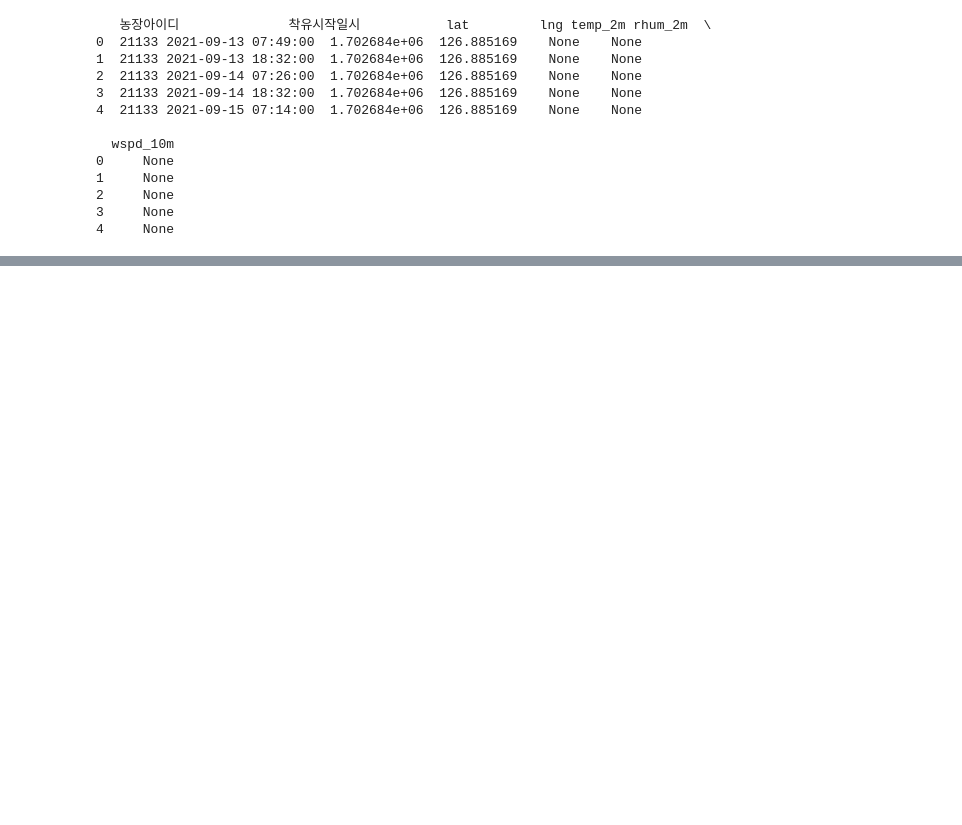
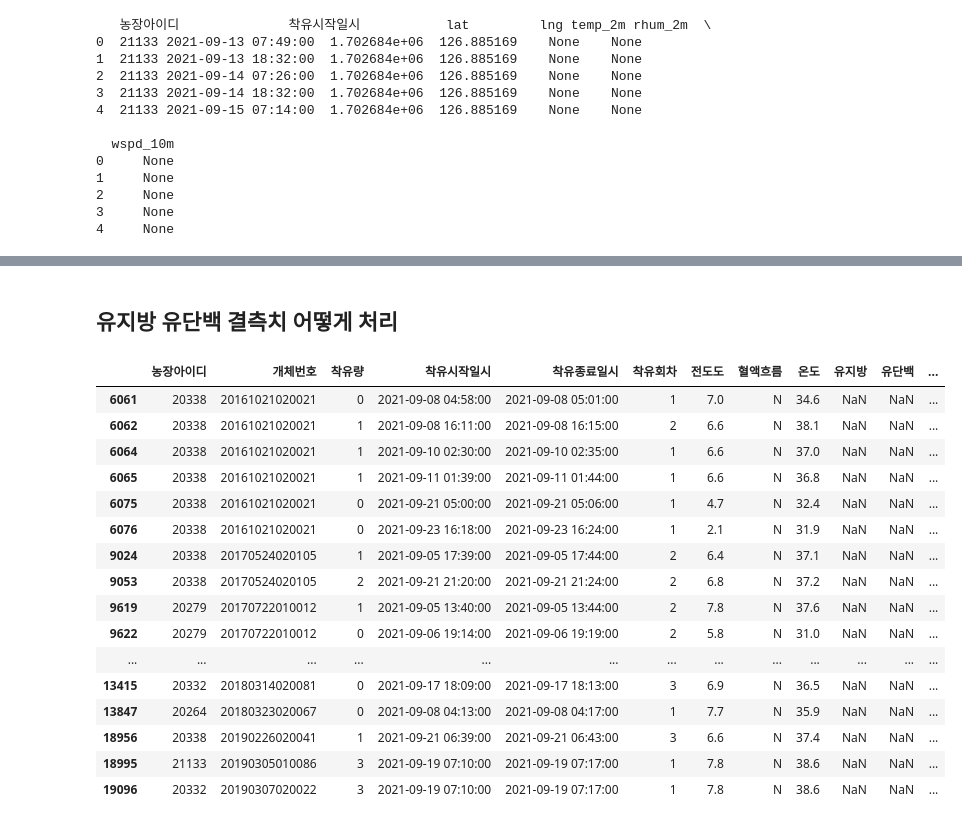
Before and after one commit to jiwon512/practical_project, a Jupyter notebook: jiwon/preprocessing.ipynb, the cells around one changed output, grey strips where cells are left out. Cells and saved outputs as stored; diff of their text form; code cells hidden in the pictures; blank space fills up the shorter version.

```diff
--- a/jiwon/preprocessing.ipynb
+++ b/jiwon/preprocessing.ipynb
@@ -462,0 +479,24 @@ print(df[["농장아이디","착유시작일시","lat","lng","temp_2m","rhum_2m"
+# %% [markdown]
+## 유지방 유단백 결측치 어떻게 처리
+# %%
+pf_nan = df[df[['유지방', '유단백']].isna().any(axis=1)]
+# %%
+pf_nan
+# %% [output]
+|  | 농장아이디 | 개체번호 | 착유량 | 착유시작일시 | 착유종료일시 | 착유회차 | 전도도 | 혈액흐름 | 온도 | 유지방 | 유단백 | ... |
+| 6061 | 20338 | 20161021020021 | 0 | 2021-09-08 04:58:00 | 2021-09-08 05:01:00 | 1 | 7.0 | N | 34.6 | NaN | NaN | ... |
+| 6062 | 20338 | 20161021020021 | 1 | 2021-09-08 16:11:00 | 2021-09-08 16:15:00 | 2 | 6.6 | N | 38.1 | NaN | NaN | ... |
+| 6064 | 20338 | 20161021020021 | 1 | 2021-09-10 02:30:00 | 2021-09-10 02:35:00 | 1 | 6.6 | N | 37.0 | NaN | NaN | ... |
+| 6065 | 20338 | 20161021020021 | 1 | 2021-09-11 01:39:00 | 2021-09-11 01:44:00 | 1 | 6.6 | N | 36.8 | NaN | NaN | ... |
+| 6075 | 20338 | 20161021020021 | 0 | 2021-09-21 05:00:00 | 2021-09-21 05:06:00 | 1 | 4.7 | N | 32.4 | NaN | NaN | ... |
+| 6076 | 20338 | 20161021020021 | 0 | 2021-09-23 16:18:00 | 2021-09-23 16:24:00 | 1 | 2.1 | N | 31.9 | NaN | NaN | ... |
+| 9024 | 20338 | 20170524020105 | 1 | 2021-09-05 17:39:00 | 2021-09-05 17:44:00 | 2 | 6.4 | N | 37.1 | NaN | NaN | ... |
+| 9053 | 20338 | 20170524020105 | 2 | 2021-09-21 21:20:00 | 2021-09-21 21:24:00 | 2 | 6.8 | N | 37.2 | NaN | NaN | ... |
+| 9619 | 20279 | 20170722010012 | 1 | 2021-09-05 13:40:00 | 2021-09-05 13:44:00 | 2 | 7.8 | N | 37.6 | NaN | NaN | ... |
+| 9622 | 20279 | 20170722010012 | 0 | 2021-09-06 19:14:00 | 2021-09-06 19:19:00 | 2 | 5.8 | N | 31.0 | NaN | NaN | ... |
+| ... | ... | ... | ... | ... | ... | ... | ... | ... | ... | ... | ... | ... |
+| 13415 | 20332 | 20180314020081 | 0 | 2021-09-17 18:09:00 | 2021-09-17 18:13:00 | 3 | 6.9 | N | 36.5 | NaN | NaN | ... |
+| 13847 | 20264 | 20180323020067 | 0 | 2021-09-08 04:13:00 | 2021-09-08 04:17:00 | 1 | 7.7 | N | 35.9 | NaN | NaN | ... |
+| 18956 | 20338 | 20190226020041 | 1 | 2021-09-21 06:39:00 | 2021-09-21 06:43:00 | 3 | 6.6 | N | 37.4 | NaN | NaN | ... |
+| 18995 | 21133 | 20190305010086 | 3 | 2021-09-19 07:10:00 | 2021-09-19 07:17:00 | 1 | 7.8 | N | 38.6 | NaN | NaN | ... |
+| 19096 | 20332 | 20190307020022 | 3 | 2021-09-19 07:10:00 | 2021-09-19 07:17:00 | 1 | 7.8 | N | 38.6 | NaN | NaN | ... |
```
Also changed, not shown: parts of 20 cells of this notebook.
